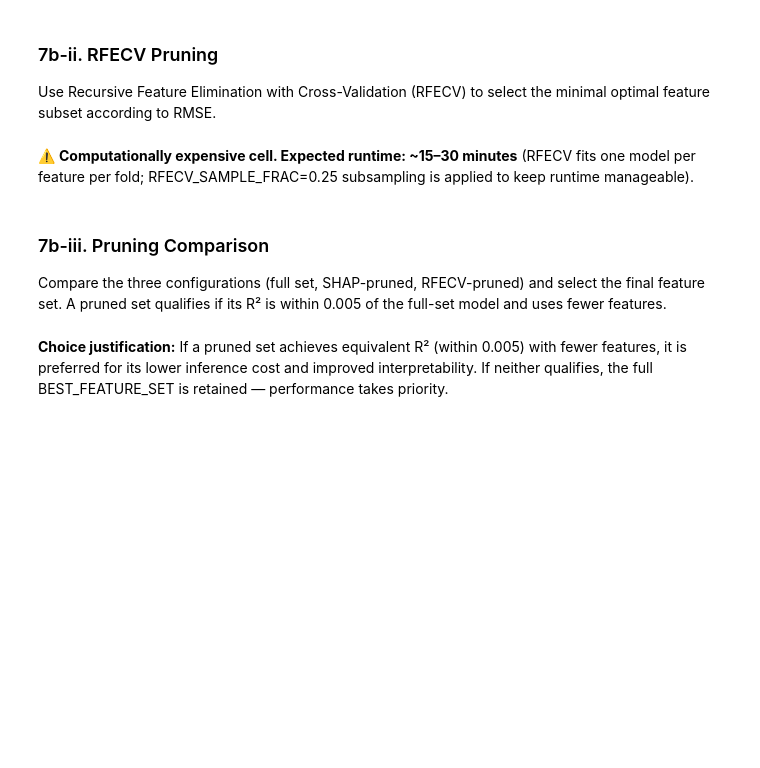
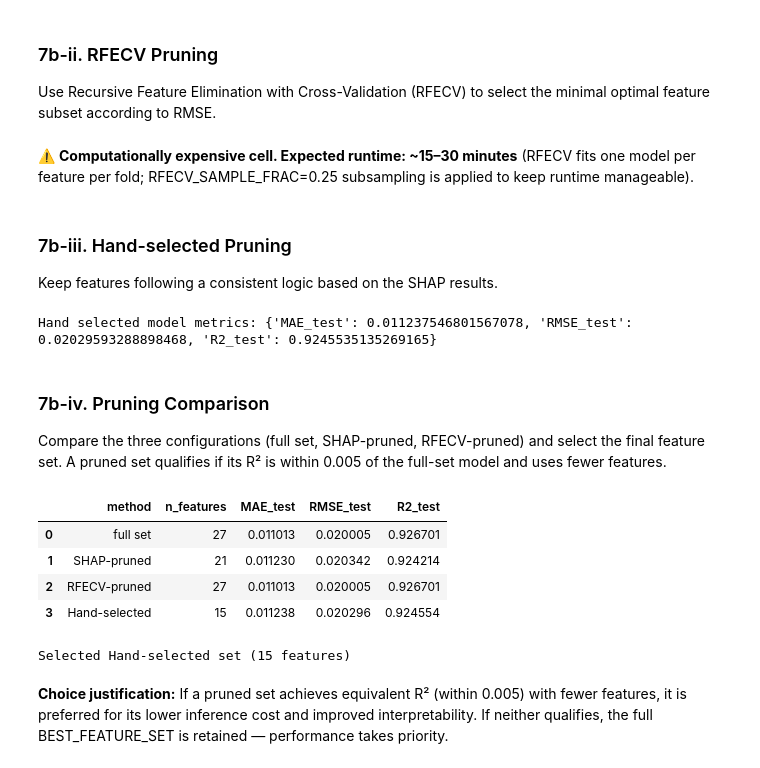
Before and after one commit to marcvem2AED/ML-framework-for-SWF-retrieval, a Jupyter notebook: Model_training.ipynb, the cells around one changed output. Drawn from its saved outputs; the diff is of its cells as text; code cells hidden in the pictures; blank space fills up the shorter version.

```diff
--- a/Model_training.ipynb
+++ b/Model_training.ipynb
@@ -874,6 +1051,7 @@ fitted_rfecv, rfecv_selected_features = run_rfecv(
     n_splits=FINAL_CV_N_SPLITS,
     sample_frac=RFECV_SAMPLE_FRAC,
     random_state=RANDOM_STATE,
+    tol=RFECV_TOL,
 )
 print(f'RFECV pruning: {len(BEST_FEATURE_SET)} → {len(rfecv_selected_features)} features')
 print('RFECV selected features:', rfecv_selected_features)
@@ -893,8 +1071,33 @@ rfecv_pruned_metrics = {
     'R2_test':   r2_score(y.loc[test_idx], y_pred_rfecv),
 }
 print('RFECV-pruned model metrics:', rfecv_pruned_metrics)
+# %% [markdown]
+### 7b-iii. Hand-selected Pruning
+
+Keep features following a consistent logic based on the SHAP results.
+# %%
+# SHAP-guided pruning: retain features above the importance threshold
+SELECTED_FEATURE_SET = ['tbtoa19H', 'tbtoa37H', 'tbtoa19V', 'tbtoa37V', 'surtep_ERA5', 'vsm', 'VOD', 'Tmn', 'PWV', 'VPD', 'clase', 'porcentaje clase', 'day', 'latitude_grid', 'longitude_grid']
+
+# Retrain on SELECTED_FEATURE_SET and evaluate on test set
+selected_model = XGBRegressor(**{k: v for k, v in OPTIMIZED_PARAMS.items()
+                              if k not in ('objective', 'eval_metric', 'tree_method')})
+selected_model.fit(
+    df_model.loc[train_idx, SELECTED_FEATURE_SET],
+    y.loc[train_idx],
+)
+y_pred_shap = selected_model.predict(df_model.loc[test_idx, SELECTED_FEATURE_SET])
+
+hand_selected_metrics = {
+    'MAE_test':  mean_absolute_error(y.loc[test_idx], y_pred_shap),
+    'RMSE_test': root_mean_squared_error(y.loc[test_idx], y_pred_shap),
+    'R2_test':   r2_score(y.loc[test_idx], y_pred_shap),
+}
+print('Hand selected model metrics:', hand_selected_metrics)
+# %% [output]
+Hand selected model metrics: {'MAE_test': 0.011237546801567078, 'RMSE_test': 0.02029593288898468, 'R2_test': 0.9245535135269165}
 # %% [markdown]
-### 7b-iii. Pruning Comparison
+### 7b-iv. Pruning Comparison
 
 Compare the three configurations (full set, SHAP-pruned, RFECV-pruned) and select the final feature set. A pruned set qualifies if its R² is within 0.005 of the full-set model and uses fewer features.
 # %%
@@ -909,34 +1112,48 @@ full_metrics = {
 }
 
 # Summary comparison table
 pruning_comparison = pd.DataFrame([
     {'method': 'full set',     'n_features': len(BEST_FEATURE_SET),
      **full_metrics},
     {'method': 'SHAP-pruned',  'n_features': len(shap_pruned_features),
      **shap_pruned_metrics},
     {'method': 'RFECV-pruned', 'n_features': len(rfecv_selected_features),
      **rfecv_pruned_metrics},
+    {'method': 'Hand-selected', 'n_features': len(SELECTED_FEATURE_SET),
+     **hand_selected_metrics},
 ])
 display(pruning_comparison)
 
 # Select FINAL_FEATURE_SET: use pruned set if R2 within 0.005 of full, else keep full
 r2_full = full_metrics['R2_test']
 r2_threshold = 0.005
 
-if (r2_full - shap_pruned_metrics['R2_test'] <= r2_threshold
+if (r2_full - hand_selected_metrics['R2_test'] <= r2_threshold
+        and len(SELECTED_FEATURE_SET) < len(BEST_FEATURE_SET)):
+    FINAL_FEATURE_SET = SELECTED_FEATURE_SET
+    final_model = selected_model
+    print(f'Selected Hand-selected set ({len(FINAL_FEATURE_SET)} features)')
+elif (r2_full - shap_pruned_metrics['R2_test'] <= r2_threshold
         and len(shap_pruned_features) < len(BEST_FEATURE_SET)):
     FINAL_FEATURE_SET = shap_pruned_features
     final_model = shap_model
     print(f'Selected SHAP-pruned set ({len(FINAL_FEATURE_SET)} features)')
 elif (r2_full - rfecv_pruned_metrics['R2_test'] <= r2_threshold
         and len(rfecv_selected_features) < len(BEST_FEATURE_SET)):
     FINAL_FEATURE_SET = rfecv_selected_features
     final_model = rfecv_model
     print(f'Selected RFECV-pruned set ({len(FINAL_FEATURE_SET)} features)')
 else:
     FINAL_FEATURE_SET = BEST_FEATURE_SET
     final_model = optimized_model
     print(f'Neither pruned set qualifies — keeping BEST_FEATURE_SET ({len(FINAL_FEATURE_SET)} features)')
+# %% [output]
+|  | method | n_features | MAE_test | RMSE_test | R2_test |
+| 0 | full set | 27 | 0.011013 | 0.020005 | 0.926701 |
+| 1 | SHAP-pruned | 21 | 0.011230 | 0.020342 | 0.924214 |
+| 2 | RFECV-pruned | 27 | 0.011013 | 0.020005 | 0.926701 |
+| 3 | Hand-selected | 15 | 0.011238 | 0.020296 | 0.924554 |
+Selected Hand-selected set (15 features)
 # %% [markdown]
 **Choice justification:** If a pruned set achieves equivalent R² (within 0.005) with fewer features, it is preferred for its lower inference cost and improved interpretability. If neither qualifies, the full BEST_FEATURE_SET is retained — performance takes priority.
 # %% [markdown]
```
Also changed, not shown: parts of 27 cells of this notebook, 8 other files.
